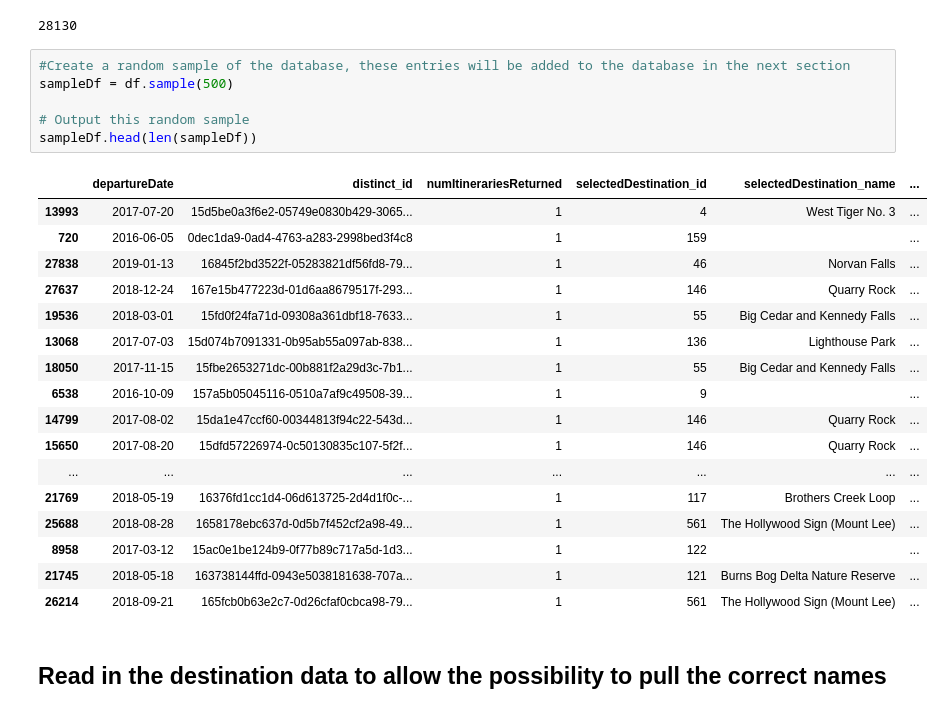
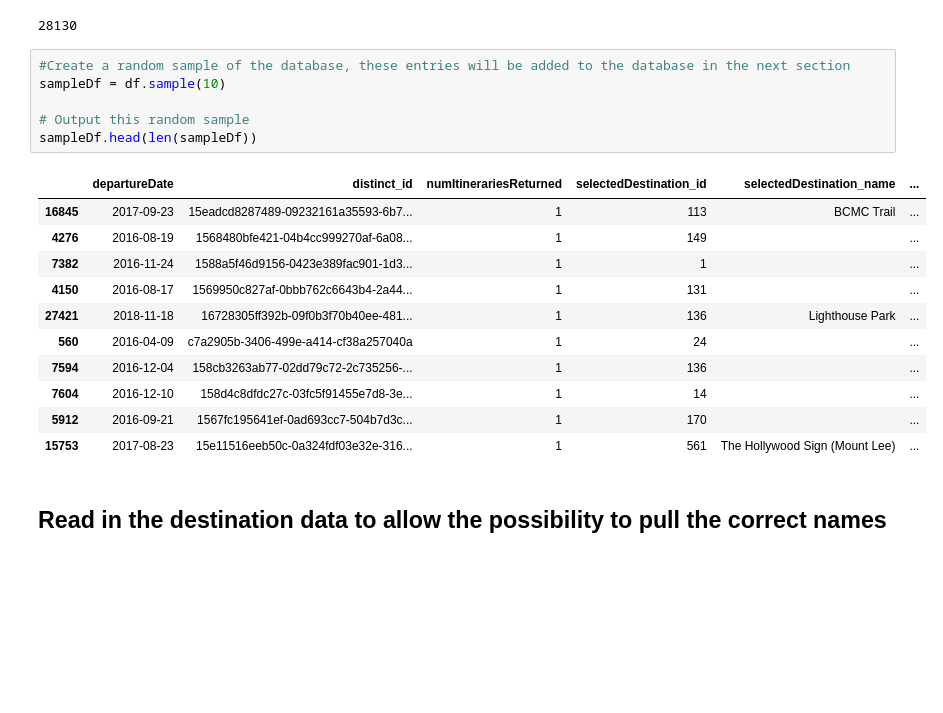
Before and after one commit to turnofftheapp/mapProj, a Jupyter notebook: wrangleDataAndFillDb.ipynb, the cells around one changed output. Cells and saved outputs as stored; diff of their text form; blank space fills up the shorter version.

```diff
--- a/wrangleDataAndFillDb.ipynb
+++ b/wrangleDataAndFillDb.ipynb
@@ -174,28 +181,22 @@ len(df)
 28130
 # %%
 #Create a random sample of the database, these entries will be added to the database in the next section
-sampleDf = df.sample(500)
+sampleDf = df.sample(10)
 
 # Output this random sample
 sampleDf.head(len(sampleDf))
 # %% [output]
 |  | departureDate | distinct_id | numItinerariesReturned | selectedDestination_id | selectedDestination_name | ... |
-| 13993 | 2017-07-20 | 15d5be0a3f6e2-05749e0830b429-3065... | 1 | 4 | West Tiger No. 3 | ... |
-| 720 | 2016-06-05 | 0dec1da9-0ad4-4763-a283-2998bed3f4c8 | 1 | 159 |  | ... |
-| 27838 | 2019-01-13 | 16845f2bd3522f-05283821df56fd8-79... | 1 | 46 | Norvan Falls | ... |
-| 27637 | 2018-12-24 | 167e15b477223d-01d6aa8679517f-293... | 1 | 146 | Quarry Rock | ... |
-| 19536 | 2018-03-01 | 15fd0f24fa71d-09308a361dbf18-7633... | 1 | 55 | Big Cedar and Kennedy Falls | ... |
-| 13068 | 2017-07-03 | 15d074b7091331-0b95ab55a097ab-838... | 1 | 136 | Lighthouse Park | ... |
-| 18050 | 2017-11-15 | 15fbe2653271dc-00b881f2a29d3c-7b1... | 1 | 55 | Big Cedar and Kennedy Falls | ... |
-| 6538 | 2016-10-09 | 157a5b05045116-0510a7af9c49508-39... | 1 | 9 |  | ... |
-| 14799 | 2017-08-02 | 15da1e47ccf60-00344813f94c22-543d... | 1 | 146 | Quarry Rock | ... |
-| 15650 | 2017-08-20 | 15dfd57226974-0c50130835c107-5f2f... | 1 | 146 | Quarry Rock | ... |
-| ... | ... | ... | ... | ... | ... | ... |
-| 21769 | 2018-05-19 | 16376fd1cc1d4-06d613725-2d4d1f0c-... | 1 | 117 | Brothers Creek Loop | ... |
-| 25688 | 2018-08-28 | 1658178ebc637d-0d5b7f452cf2a98-49... | 1 | 561 | The Hollywood Sign (Mount Lee) | ... |
-| 8958 | 2017-03-12 | 15ac0e1be124b9-0f77b89c717a5d-1d3... | 1 | 122 |  | ... |
-| 21745 | 2018-05-18 | 163738144ffd-0943e5038181638-707a... | 1 | 121 | Burns Bog Delta Nature Reserve | ... |
-| 26214 | 2018-09-21 | 165fcb0b63e2c7-0d26cfaf0cbca98-79... | 1 | 561 | The Hollywood Sign (Mount Lee) | ... |
+| 16845 | 2017-09-23 | 15eadcd8287489-09232161a35593-6b7... | 1 | 113 | BCMC Trail | ... |
+| 4276 | 2016-08-19 | 1568480bfe421-04b4cc999270af-6a08... | 1 | 149 |  | ... |
+| 7382 | 2016-11-24 | 1588a5f46d9156-0423e389fac901-1d3... | 1 | 1 |  | ... |
+| 4150 | 2016-08-17 | 1569950c827af-0bbb762c6643b4-2a44... | 1 | 131 |  | ... |
+| 27421 | 2018-11-18 | 16728305ff392b-09f0b3f70b40ee-481... | 1 | 136 | Lighthouse Park | ... |
+| 560 | 2016-04-09 | c7a2905b-3406-499e-a414-cf38a257040a | 1 | 24 |  | ... |
+| 7594 | 2016-12-04 | 158cb3263ab77-02dd79c72-2c735256-... | 1 | 136 |  | ... |
+| 7604 | 2016-12-10 | 158d4c8dfdc27c-03fc5f91455e7d8-3e... | 1 | 14 |  | ... |
+| 5912 | 2016-09-21 | 1567fc195641ef-0ad693cc7-504b7d3c... | 1 | 170 |  | ... |
+| 15753 | 2017-08-23 | 15e11516eeb50c-0a324fdf03e32e-316... | 1 | 561 | The Hollywood Sign (Mount Lee) | ... |
 # %% [markdown]
 ## Read in the destination data to allow the possibility to pull the correct names
 # %%
```
Also changed, not shown: parts of 3 cells of this notebook, 2 other files.
